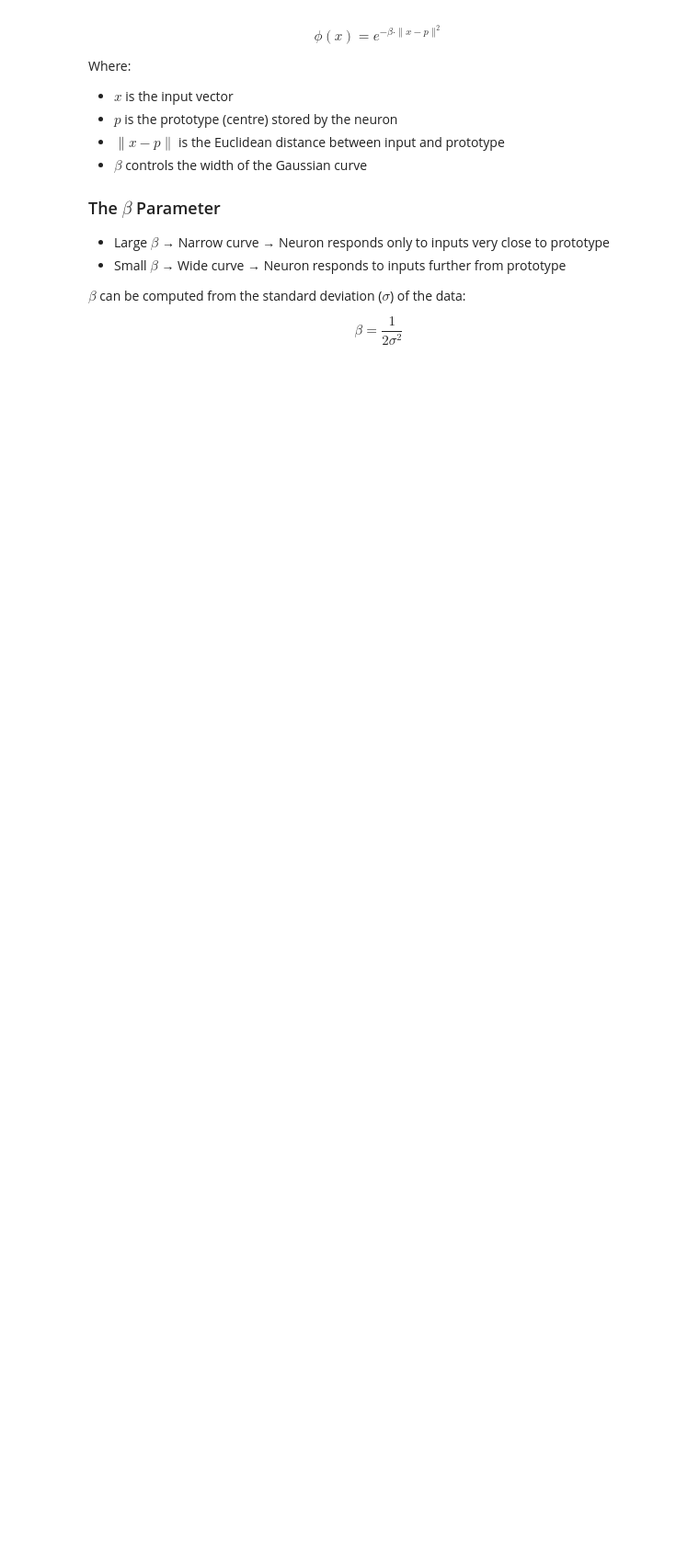
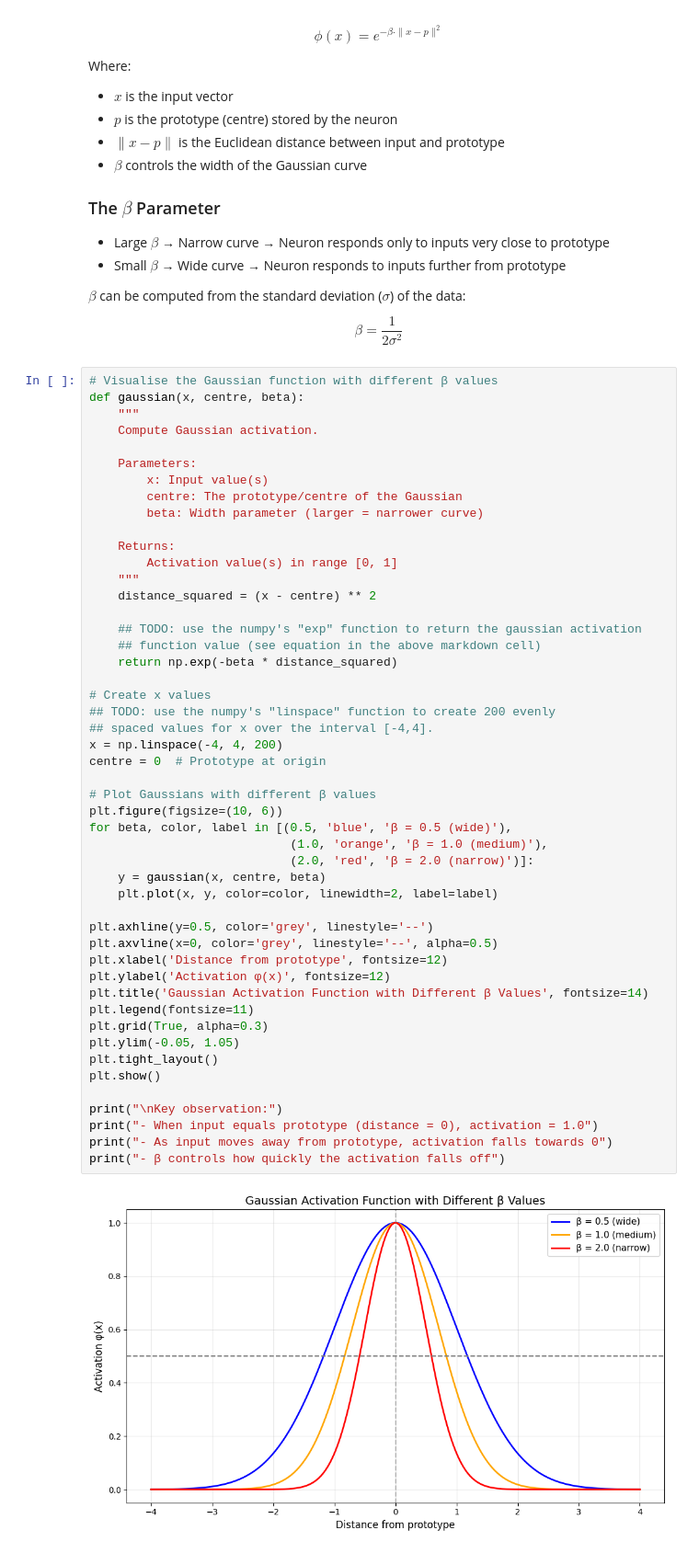
Before and after one commit to MatthewMcCarthy1/artificial-intelligence, a Jupyter notebook: lab-3/lab-three.ipynb, the cells around one changed output. Shown at 92% size. Drawn from its saved outputs; the diff is of its cells as text; blank space fills up the shorter version.

```diff
--- a/lab-3/lab-three.ipynb
+++ b/lab-3/lab-three.ipynb
@@ -55,3 +55,54 @@ Where:
 $\beta$ can be computed from the standard deviation ($\sigma$) of the data:
 
 $$\beta = \frac{1}{2\sigma^2}$$
+# %%
+# Visualise the Gaussian function with different β values
+def gaussian(x, centre, beta):
+    """
+    Compute Gaussian activation.
+
+    Parameters:
+        x: Input value(s)
+        centre: The prototype/centre of the Gaussian
+        beta: Width parameter (larger = narrower curve)
+
+    Returns:
+        Activation value(s) in range [0, 1]
+    """
+    distance_squared = (x - centre) ** 2
+
+    ## TODO: use the numpy's "exp" function to return the gaussian activation
+    ## function value (see equation in the above markdown cell)
+    return np.exp(-beta * distance_squared)
+
+# Create x values
+## TODO: use the numpy's "linspace" function to create 200 evenly
+## spaced values for x over the interval [-4,4].
+x = np.linspace(-4, 4, 200)
+centre = 0  # Prototype at origin
+
+# Plot Gaussians with different β values
+plt.figure(figsize=(10, 6))
+for beta, color, label in [(0.5, 'blue', 'β = 0.5 (wide)'),
+                            (1.0, 'orange', 'β = 1.0 (medium)'),
+                            (2.0, 'red', 'β = 2.0 (narrow)')]:
+    y = gaussian(x, centre, beta)
+    plt.plot(x, y, color=color, linewidth=2, label=label)
+
+plt.axhline(y=0.5, color='grey', linestyle='--')
+plt.axvline(x=0, color='grey', linestyle='--', alpha=0.5)
+plt.xlabel('Distance from prototype', fontsize=12)
+plt.ylabel('Activation φ(x)', fontsize=12)
+plt.title('Gaussian Activation Function with Different β Values', fontsize=14)
+plt.legend(fontsize=11)
+plt.grid(True, alpha=0.3)
+plt.ylim(-0.05, 1.05)
+plt.tight_layout()
+plt.show()
+
+print("\nKey observation:")
+print("- When input equals prototype (distance = 0), activation = 1.0")
+print("- As input moves away from prototype, activation falls towards 0")
+print("- β controls how quickly the activation falls off")
+# %% [output]
+[figure, added]
```
Also changed, not shown: parts of 1 cell of this notebook.
